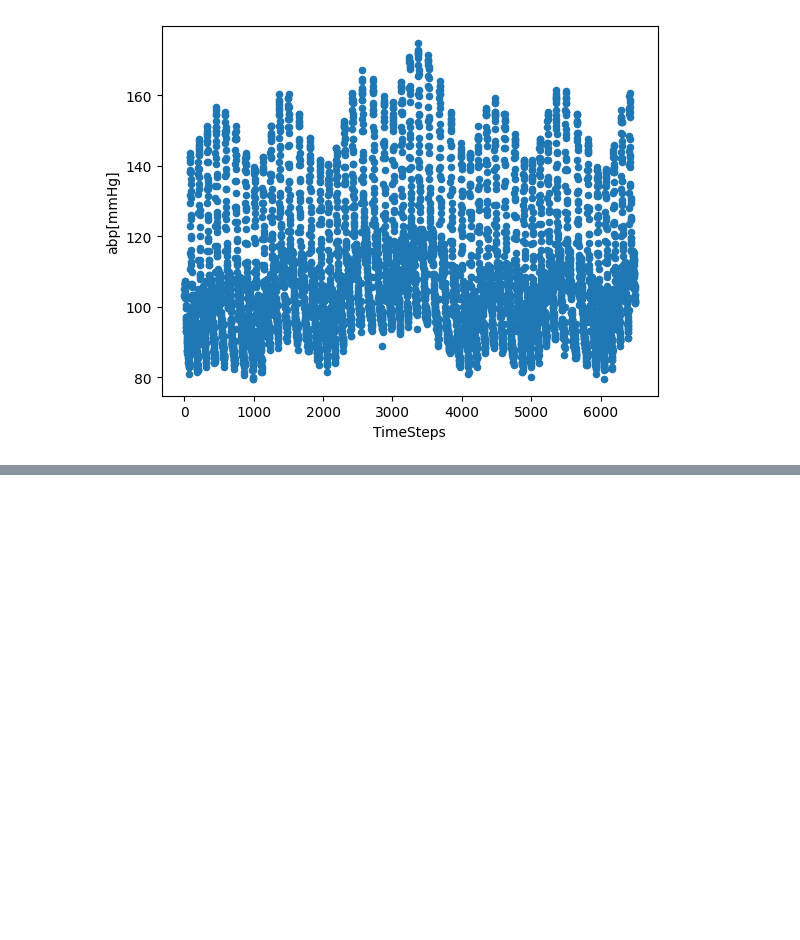
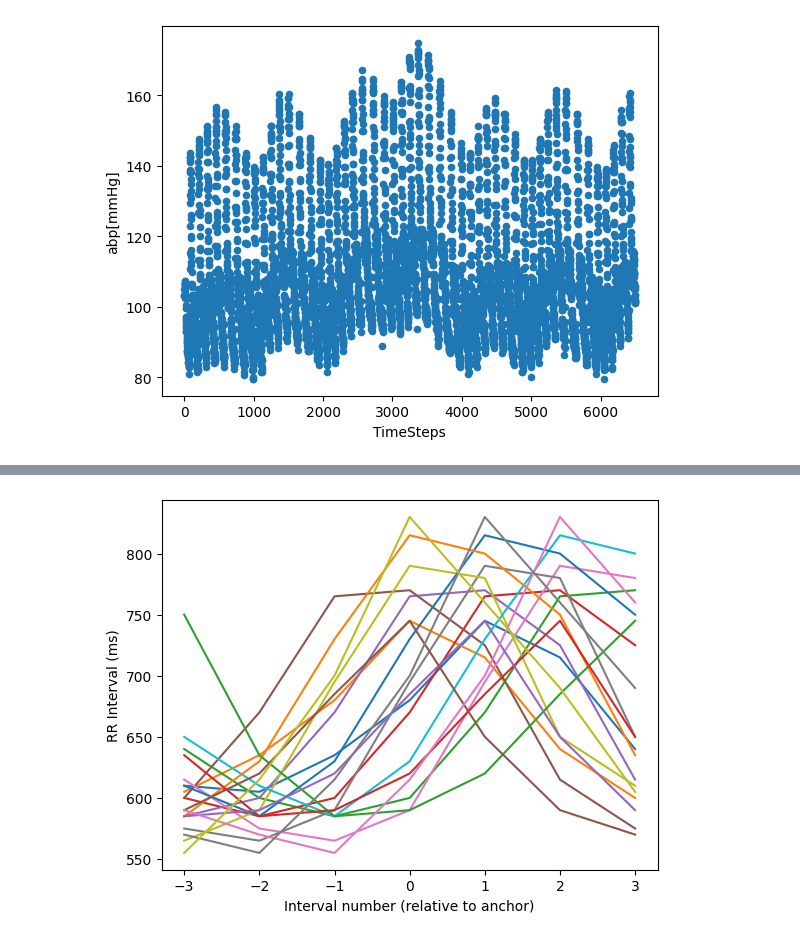
Before and after one commit to IgnacyBerent/BrainLab, a Jupyter notebook: article_images.ipynb, the cells around one changed output, grey strips where cells are left out. Drawn from its saved outputs; the diff is of its cells as text; code cells hidden in the pictures; blank space fills up the shorter version.

```diff
--- a/article_images.ipynb
+++ b/article_images.ipynb
@@ -40,0 +42,4 @@ article.plot_with_anchors(rr_signal_dict, anchor_points, 3)
+# %%
+article.plot_all_anchors_with_neighbours(ac_neighbours, 3)
+# %% [output]
+[figure, added]
```
Also changed, not shown: parts of 4 cells of this notebook.
